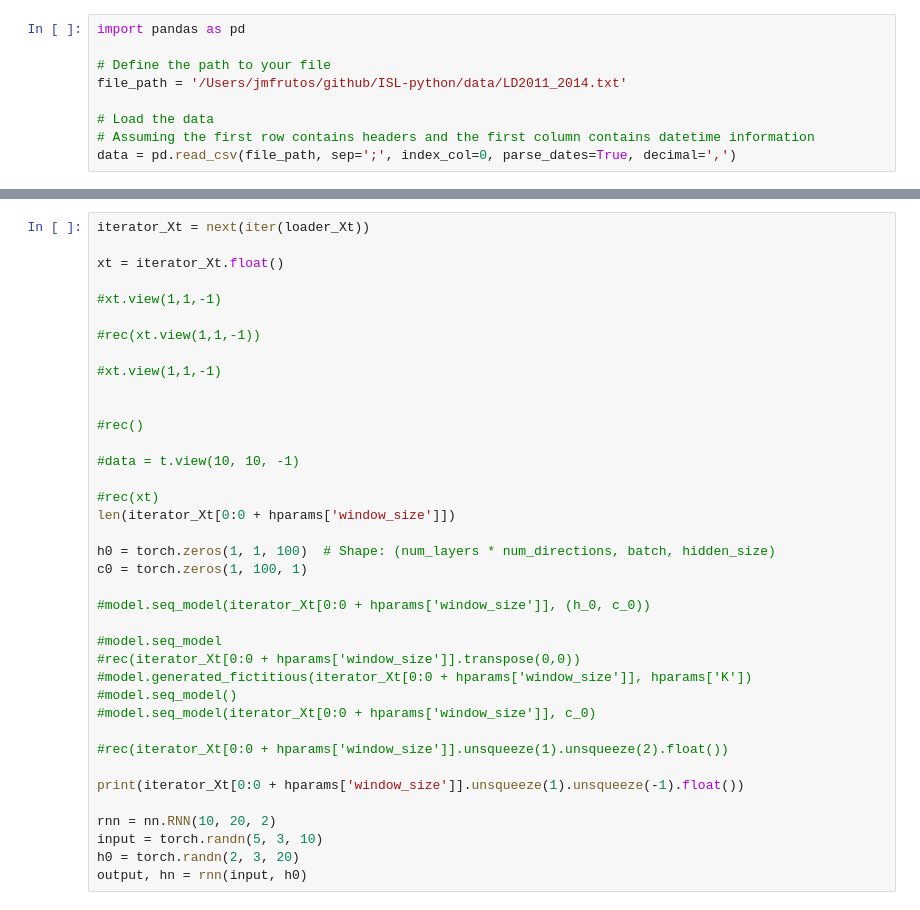
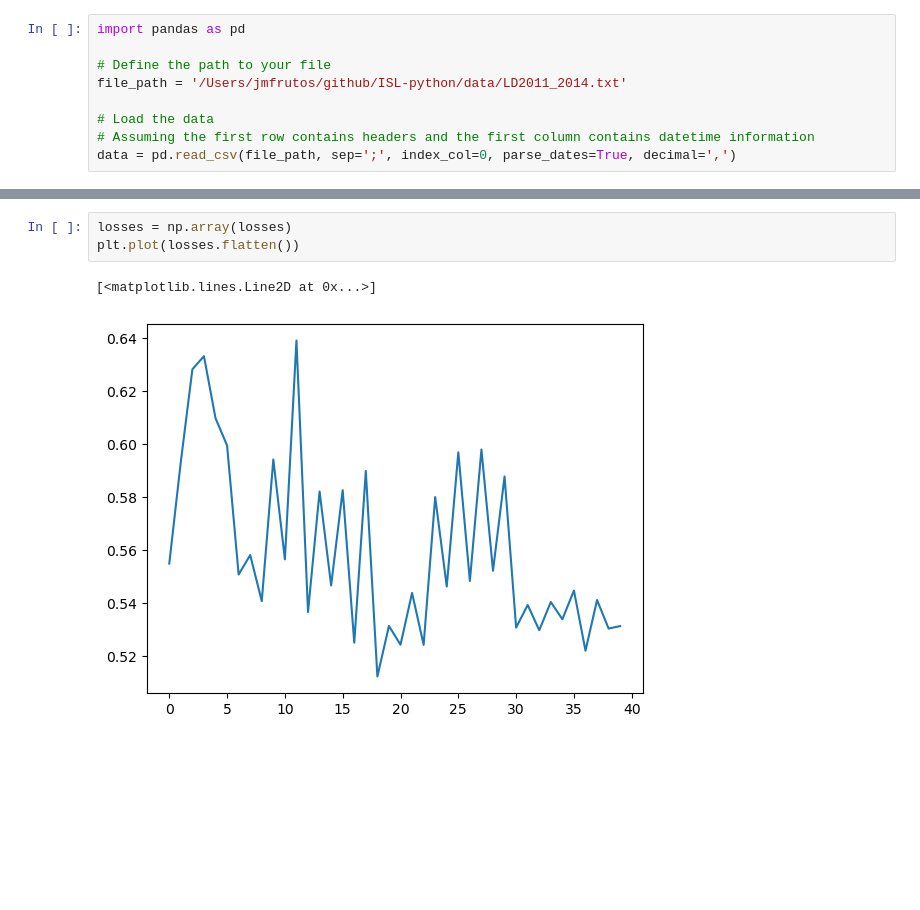
Before and after one commit to josemanuel22/ISL-python, a Jupyter notebook: examples/benchmark_ts.ipynb, the cells around one changed output, grey strips where cells are left out. Drawn from its saved outputs; the diff is of its cells as text; blank space fills up the shorter version.

```diff
--- a/examples/benchmark_ts.ipynb
+++ b/examples/benchmark_ts.ipynb
@@ -100,38 +110,6 @@ Gradient for gen_model.fc2.bias: tensor([-1.0918e-20])
-# %%
-iterator_Xt = next(iter(loader_Xt))
-
-xt = iterator_Xt.float()
-
-#xt.view(1,1,-1)
-
-#rec(xt.view(1,1,-1))
-
-#xt.view(1,1,-1)
-
-
-#rec()
-
-#data = t.view(10, 10, -1)
-
-#rec(xt)
-len(iterator_Xt[0:0 + hparams['window_size']])
-
-h0 = torch.zeros(1, 1, 100)  # Shape: (num_layers * num_directions, batch, hidden_size)
-c0 = torch.zeros(1, 100, 1)
-
-#model.seq_model(iterator_Xt[0:0 + hparams['window_size']], (h_0, c_0))
-
-#model.seq_model
-#rec(iterator_Xt[0:0 + hparams['window_size']].transpose(0,0))
-#model.generated_fictitious(iterator_Xt[0:0 + hparams['window_size']], hparams['K'])
-#model.seq_model()
-#model.seq_model(iterator_Xt[0:0 + hparams['window_size']], c_0)
-
-#rec(iterator_Xt[0:0 + hparams['window_size']].unsqueeze(1).unsqueeze(2).float())
-
-print(iterator_Xt[0:0 + hparams['window_size']].unsqueeze(1).unsqueeze(-1).float())
-
-rnn = nn.RNN(10, 20, 2)
-input = torch.randn(5, 3, 10)
-h0 = torch.randn(2, 3, 20)
-output, hn = rnn(input, h0)
+# %%
+losses = np.array(losses)
+plt.plot(losses.flatten())
+# %% [output]
+[<matplotlib.lines.Line2D at 0x...>]
+[figure, added]
```
Also changed, not shown: parts of 6 cells of this notebook, 2 other files.
